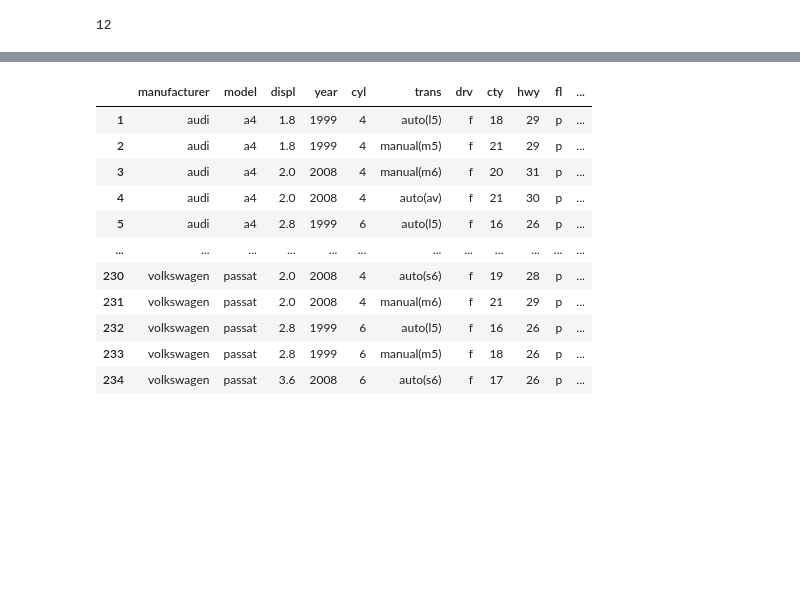
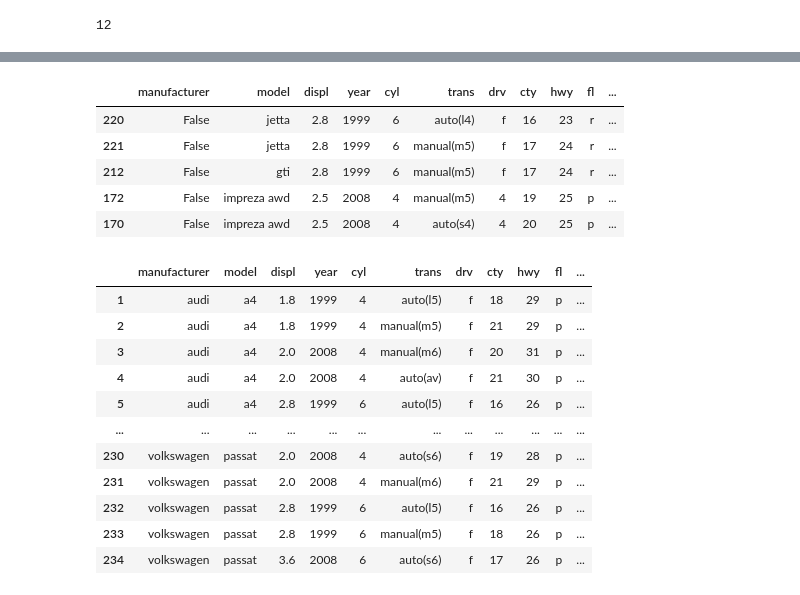
Before and after one commit to SLawsonWoods/numpy-pandas-visualization-exercises, a Jupyter notebook: dataframes.ipynb, the cells around one changed output, grey strips where cells are left out. Saved outputs shown, nothing was run; the diff lists cells and outputs as text; code cells hidden in the pictures; blank space fills up the shorter version.

```diff
--- a/dataframes.ipynb
+++ b/dataframes.ipynb
@@ -333 +375,11 @@ print(max_value)
+# %%
+mpg_compact.sort_values(by = 'hwy').head(5)
+# automatic jetta with 23 is the worst
+# %% [output]
+|  | manufacturer | model | displ | year | cyl | trans | drv | cty | hwy | fl | ... |
+| 220 | False | jetta | 2.8 | 1999 | 6 | auto(l4) | f | 16 | 23 | r | ... |
+| 221 | False | jetta | 2.8 | 1999 | 6 | manual(m5) | f | 17 | 24 | r | ... |
+| 212 | False | gti | 2.8 | 1999 | 6 | manual(m5) | f | 17 | 24 | r | ... |
+| 172 | False | impreza awd | 2.5 | 2008 | 4 | manual(m5) | 4 | 19 | 25 | p | ... |
+| 170 | False | impreza awd | 2.5 | 2008 | 4 | auto(s4) | 4 | 20 | 25 | p | ... |
 # %%
```
Also changed, not shown: parts of 13 cells of this notebook, 3 other files.
